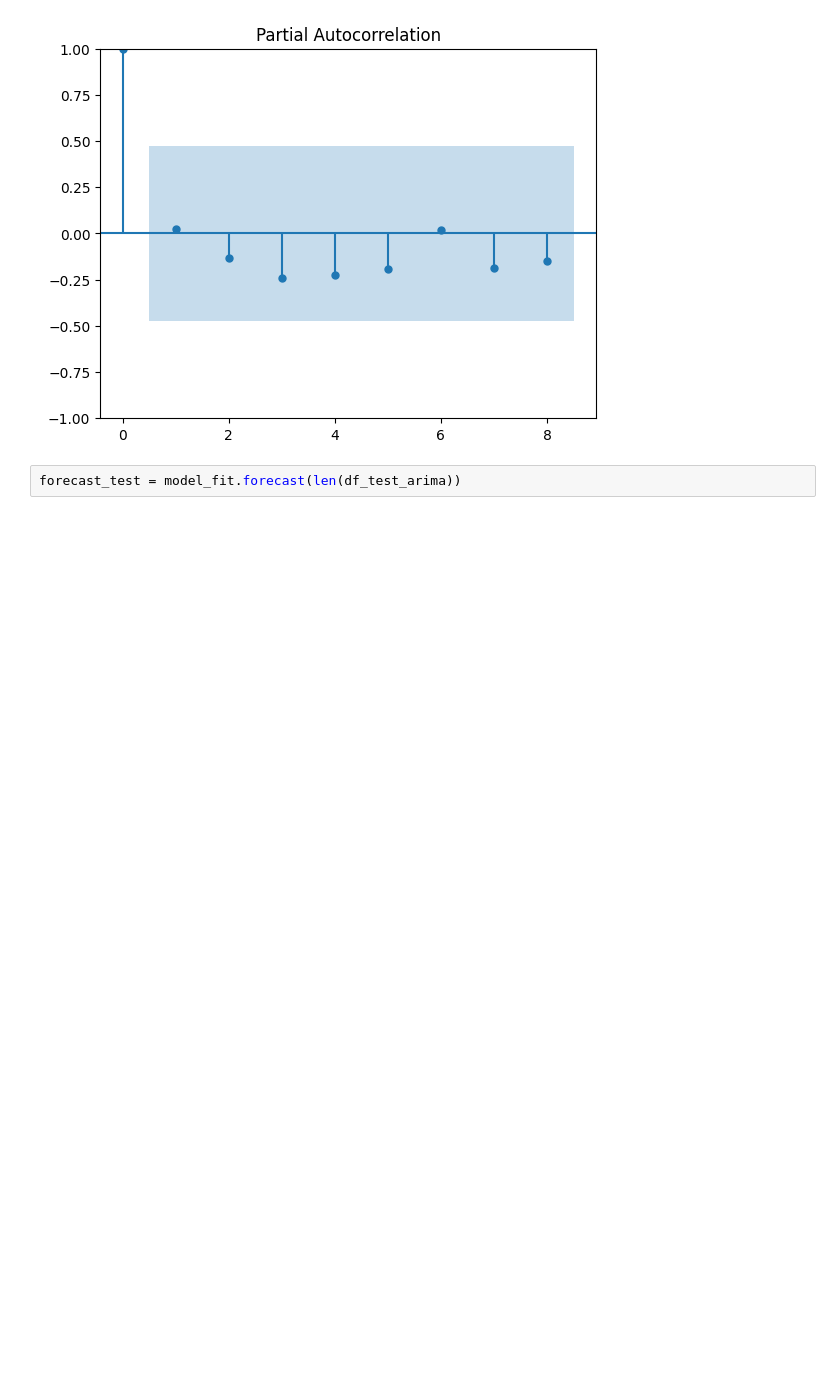
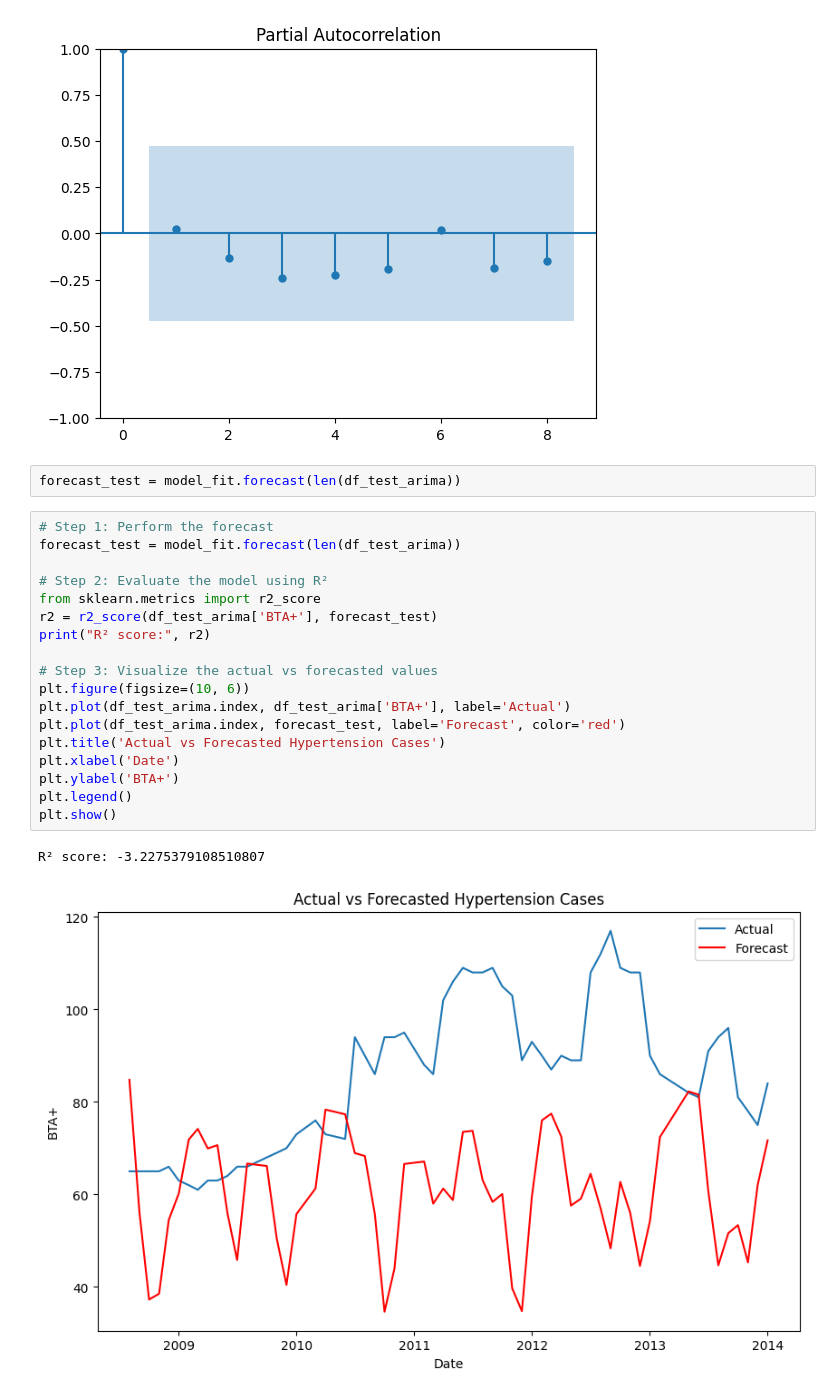
Before and after one commit to Ergiaa/A3_TheLongestNamePossibleToUse, a Jupyter notebook: main.ipynb, the cells around one changed output. Drawn from its saved outputs; the diff is of its cells as text; blank space fills up the shorter version.

```diff
--- a/main.ipynb
+++ b/main.ipynb
@@ -349,3 +349,24 @@ pacf_residuals = plot_pacf(residuals)
 [figure]
 # %%
 forecast_test = model_fit.forecast(len(df_test_arima))
+# %%
+# Step 1: Perform the forecast
+forecast_test = model_fit.forecast(len(df_test_arima))
+
+# Step 2: Evaluate the model using R²
+from sklearn.metrics import r2_score
+r2 = r2_score(df_test_arima['BTA+'], forecast_test)
+print("R² score:", r2)
+
+# Step 3: Visualize the actual vs forecasted values
+plt.figure(figsize=(10, 6))
+plt.plot(df_test_arima.index, df_test_arima['BTA+'], label='Actual')
+plt.plot(df_test_arima.index, forecast_test, label='Forecast', color='red')
+plt.title('Actual vs Forecasted Hypertension Cases')
+plt.xlabel('Date')
+plt.ylabel('BTA+')
+plt.legend()
+plt.show()
+# %% [output]
+R² score: -3.2275379108510807
+[figure, added]
```
Also changed, not shown: parts of 6 cells of this notebook.
